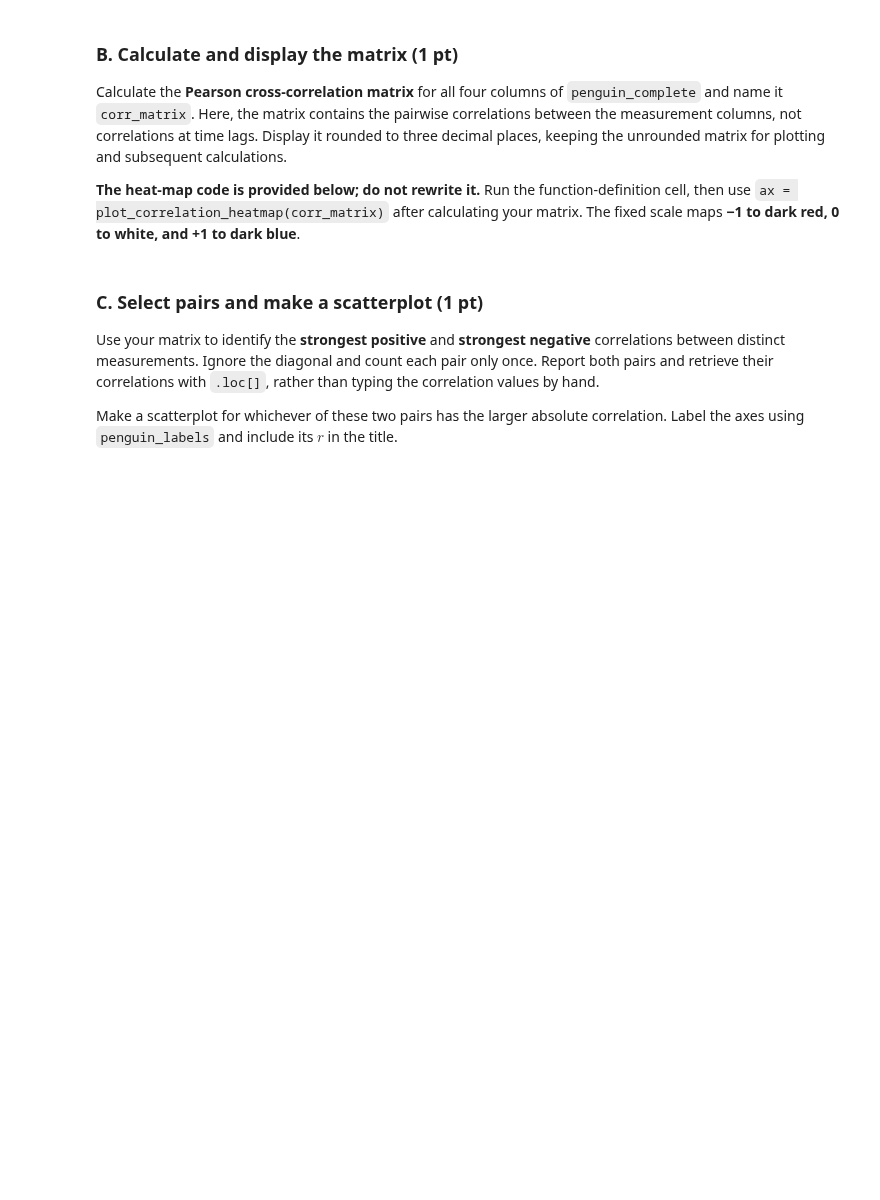
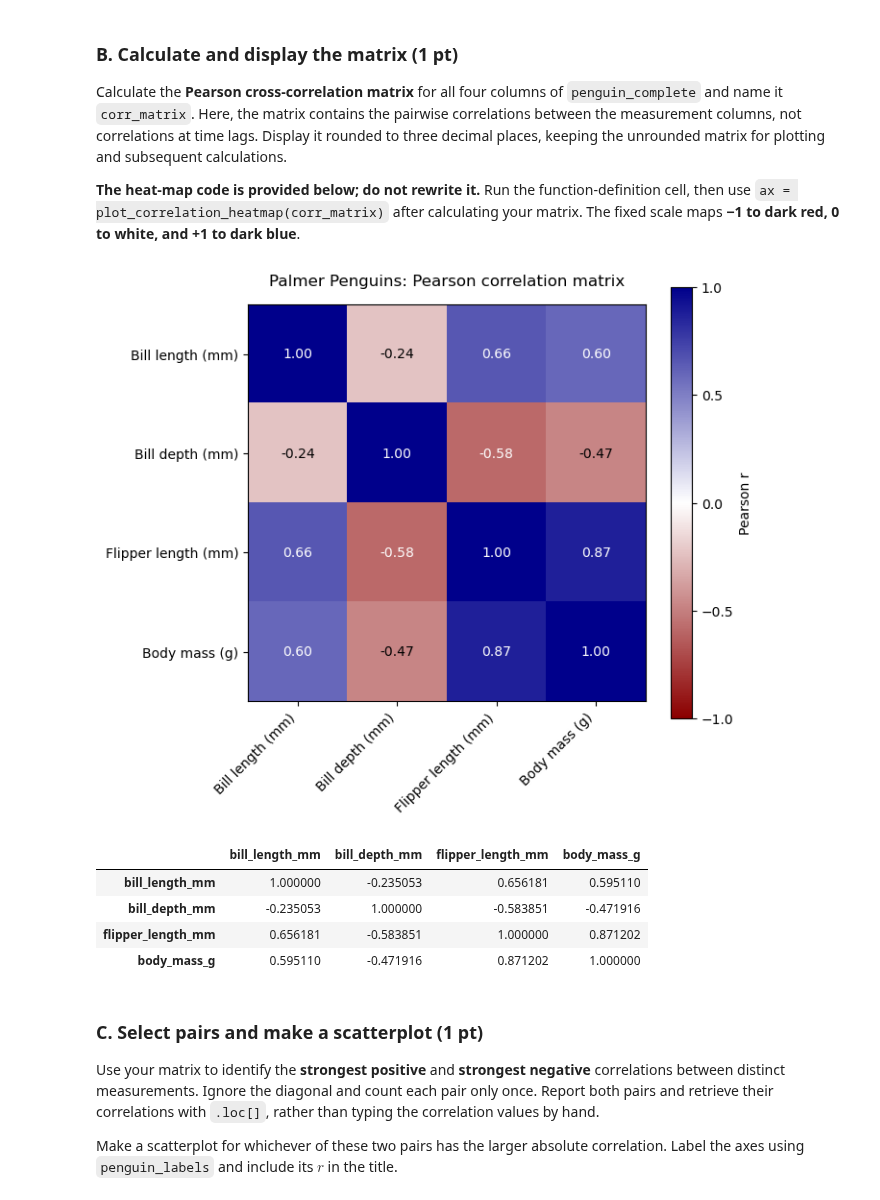
Before and after one commit to DanElkoni/26f-engr1451-2451, a Jupyter notebook: 1-assignments/LE05/LE05.ipynb, the cells around one changed output. Drawn from its saved outputs; the diff is of its cells as text; code cells hidden in the pictures; blank space fills up the shorter version.

```diff
--- a/1-assignments/LE05/LE05.ipynb
+++ b/1-assignments/LE05/LE05.ipynb
@@ -105,3 +147,15 @@ penguin_labels = {
 measurement_cols = list(penguin_labels)
 
 # Your pd.read_csv(), preview, complete-case selection, and counts here
+penguins = pd.read_csv(csv_path)
+
+penguins.head()
+
+penguin_complete = penguins[measurement_cols]
+penguin_complete = penguin_complete.dropna()
+
+total_rows_loaded = len(penguins)
+complete_rows = len(penguin_complete)
+excluded_rows = total_rows_loaded - complete_rows
+
+print(f"Total Rows Loaded: {total_rows_loaded}, Complete Rows Loaded: {complete_rows}, Rows Excluded: {excluded_rows}")
@@ -141,9 +197,20 @@ def plot_correlation_heatmap(corr_matrix):
     return ax
 # %%
 # Your corr_matrix calculation and rounded display here
+corr_matrix = penguin_complete.corr()
+corr_matrix_rounded = corr_matrix.round(3)
 
 # After calculating corr_matrix, uncomment the following line:
-# ax = plot_correlation_heatmap(corr_matrix)
+ax = plot_correlation_heatmap(corr_matrix)
+
+corr_matrix.head()
+# %% [output]
+[figure, added]
+|  | bill_length_mm | bill_depth_mm | flipper_length_mm | body_mass_g |
+| bill_length_mm | 1.000000 | -0.235053 | 0.656181 | 0.595110 |
+| bill_depth_mm | -0.235053 | 1.000000 | -0.583851 | -0.471916 |
+| flipper_length_mm | 0.656181 | -0.583851 | 1.000000 | 0.871202 |
+| body_mass_g | 0.595110 | -0.471916 | 0.871202 | 1.000000 |
 # %% [markdown]
 ### C. Select pairs and make a scatterplot (1 pt)
 
```
Also changed, not shown: parts of 7 cells of this notebook, 1 other file.
